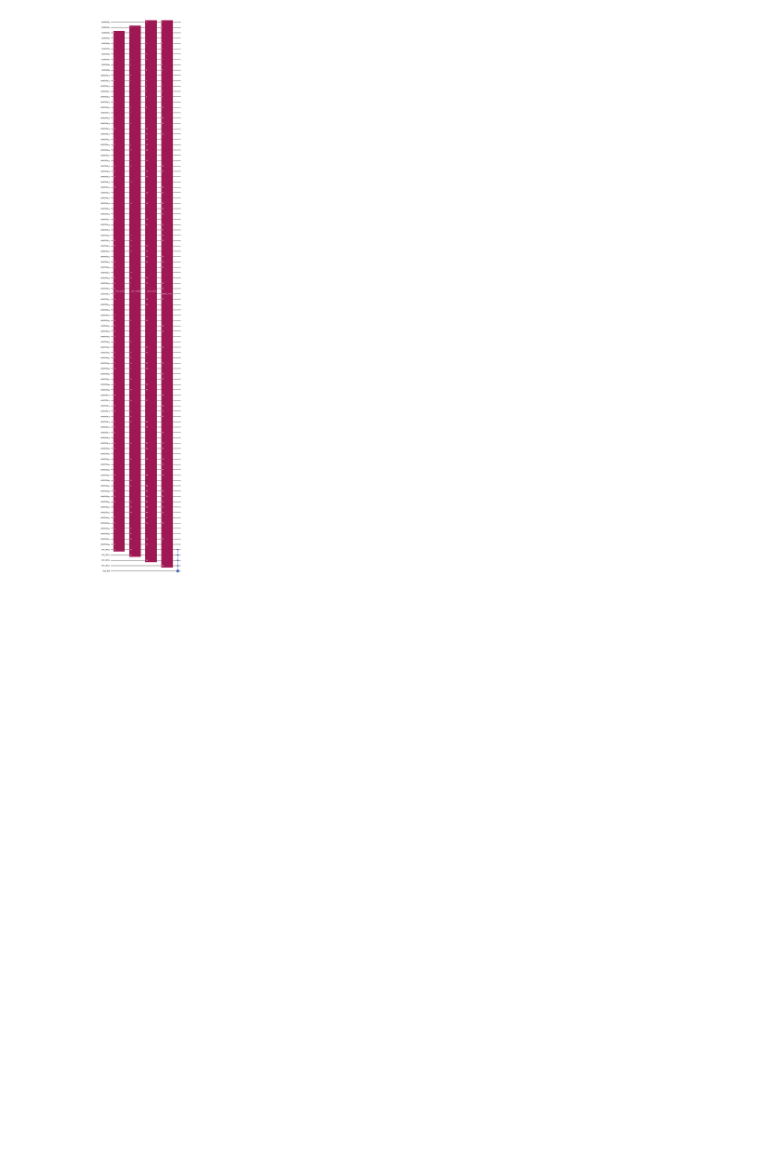
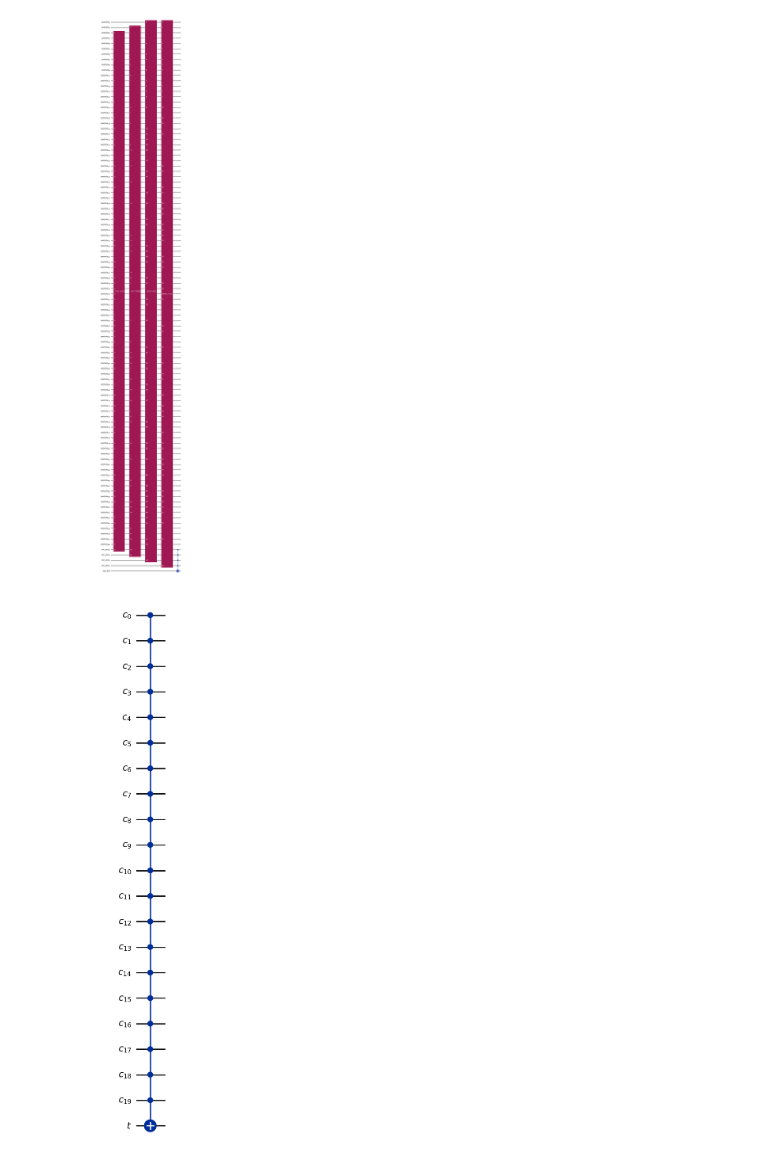
Before and after one commit to Flirm/quantum-circuits-implementation, a Jupyter notebook: implementations/toffoli_opt/notebooks/toffoli_opt.ipynb, the cells around one changed output. Cells and saved outputs as stored; diff of their text form; code cells hidden in the pictures; blank space fills up the shorter version.

```diff
--- a/implementations/toffoli_opt/notebooks/toffoli_opt.ipynb
+++ b/implementations/toffoli_opt/notebooks/toffoli_opt.ipynb
@@ -69,3 +69,12 @@ def compose_toff_optimization(bits: int, k: int) -> QuantumCircuit:
 compose_toff_optimization(100, 4).draw("mpl")
 # %% [output]
 [figure]
+# %%
+from qiskit import *
+r1 = QuantumRegister(20, "c")
+r2 = QuantumRegister(1, "t")
+qc = QuantumCircuit(r1, r2)
+qc.mcx(r1, r2)
+qc.draw("mpl")
+# %% [output]
+[figure, added]
```
Also changed, not shown: parts of 2 cells of this notebook.
